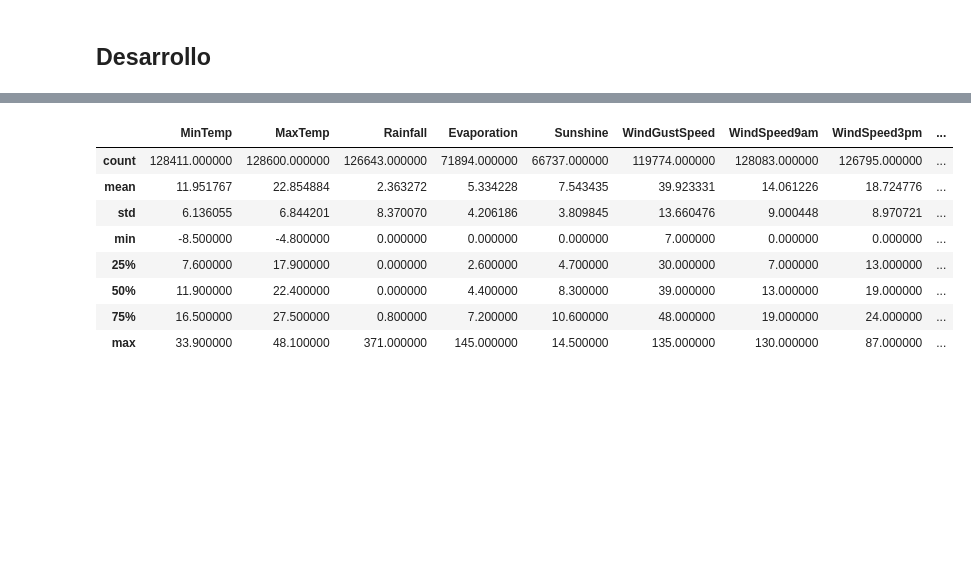
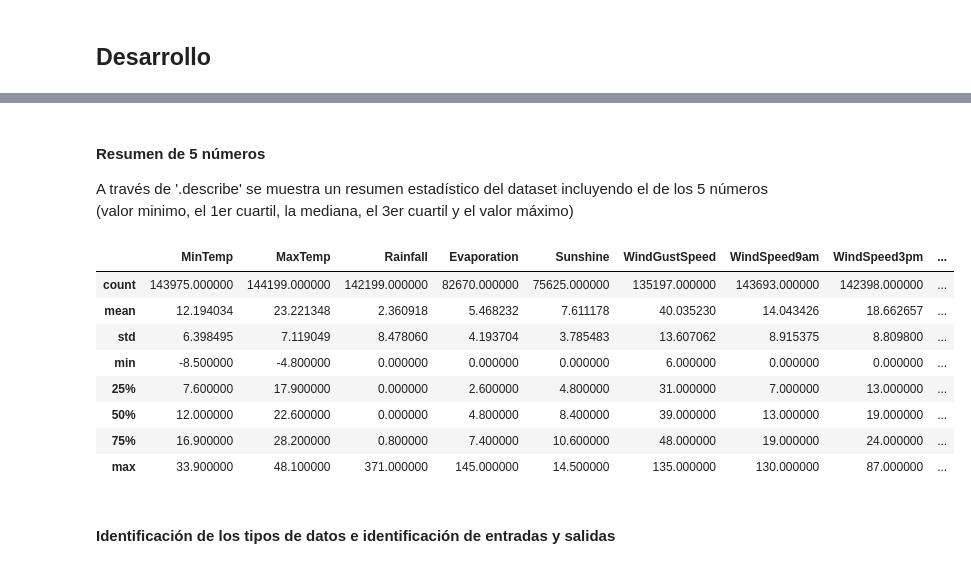
Before and after one commit to AguAcerbo/Carrera-de-Especializacion-en-IA, a Jupyter notebook: B2-Data_Analisis/Trabajo_Final/TP_Integrador_Análisis_de_datos.ipynb, the cells around one changed output, grey strips where cells are left out. Drawn from its saved outputs; the diff is of its cells as text; code cells hidden in the pictures; blank space fills up the shorter version.

```diff
--- a/B2-Data_Analisis/Trabajo_Final/TP_Integrador_Análisis_de_datos.ipynb
+++ b/B2-Data_Analisis/Trabajo_Final/TP_Integrador_Análisis_de_datos.ipynb
@@ -83,3 +87,2 @@ import seaborn as sns; sns.set()
 # %%
-df = pd.read_csv("weatherAUS.csv")
-df.head(5)
+dataset = pd.read_csv("weatherAUS.csv")
@@ -93,12 +101,17 @@ df.head(5)
+# %% [markdown]
+#### Resumen de 5 números
+A través de '.describe' se muestra un resumen estadístico del dataset incluyendo el de los 5 números (valor minimo, el 1er cuartil, la mediana, el 3er cuartil y el valor máximo)
 # %%
-df.describe()
+dataset.describe()
 # %% [output]
 |  | MinTemp | MaxTemp | Rainfall | Evaporation | Sunshine | WindGustSpeed | WindSpeed9am | WindSpeed3pm | ... |
-| count | 128411.000000 | 128600.000000 | 126643.000000 | 71894.000000 | 66737.000000 | 119774.000000 | 128083.000000 | 126795.000000 | ... |
-| mean | 11.951767 | 22.854884 | 2.363272 | 5.334228 | 7.543435 | 39.923331 | 14.061226 | 18.724776 | ... |
-| std | 6.136055 | 6.844201 | 8.370070 | 4.206186 | 3.809845 | 13.660476 | 9.000448 | 8.970721 | ... |
-| min | -8.500000 | -4.800000 | 0.000000 | 0.000000 | 0.000000 | 7.000000 | 0.000000 | 0.000000 | ... |
-| 25% | 7.600000 | 17.900000 | 0.000000 | 2.600000 | 4.700000 | 30.000000 | 7.000000 | 13.000000 | ... |
-| 50% | 11.900000 | 22.400000 | 0.000000 | 4.400000 | 8.300000 | 39.000000 | 13.000000 | 19.000000 | ... |
-| 75% | 16.500000 | 27.500000 | 0.800000 | 7.200000 | 10.600000 | 48.000000 | 19.000000 | 24.000000 | ... |
+| count | 143975.000000 | 144199.000000 | 142199.000000 | 82670.000000 | 75625.000000 | 135197.000000 | 143693.000000 | 142398.000000 | ... |
+| mean | 12.194034 | 23.221348 | 2.360918 | 5.468232 | 7.611178 | 40.035230 | 14.043426 | 18.662657 | ... |
+| std | 6.398495 | 7.119049 | 8.478060 | 4.193704 | 3.785483 | 13.607062 | 8.915375 | 8.809800 | ... |
+| min | -8.500000 | -4.800000 | 0.000000 | 0.000000 | 0.000000 | 6.000000 | 0.000000 | 0.000000 | ... |
+| 25% | 7.600000 | 17.900000 | 0.000000 | 2.600000 | 4.800000 | 31.000000 | 7.000000 | 13.000000 | ... |
+| 50% | 12.000000 | 22.600000 | 0.000000 | 4.800000 | 8.400000 | 39.000000 | 13.000000 | 19.000000 | ... |
+| 75% | 16.900000 | 28.200000 | 0.800000 | 7.400000 | 10.600000 | 48.000000 | 19.000000 | 24.000000 | ... |
 | max | 33.900000 | 48.100000 | 371.000000 | 145.000000 | 14.500000 | 135.000000 | 130.000000 | 87.000000 | ... |
+# %% [markdown]
+#### Identificación de los tipos de datos e identificación de entradas y salidas
```
Also changed, not shown: parts of 15 cells of this notebook, 2 other files.
